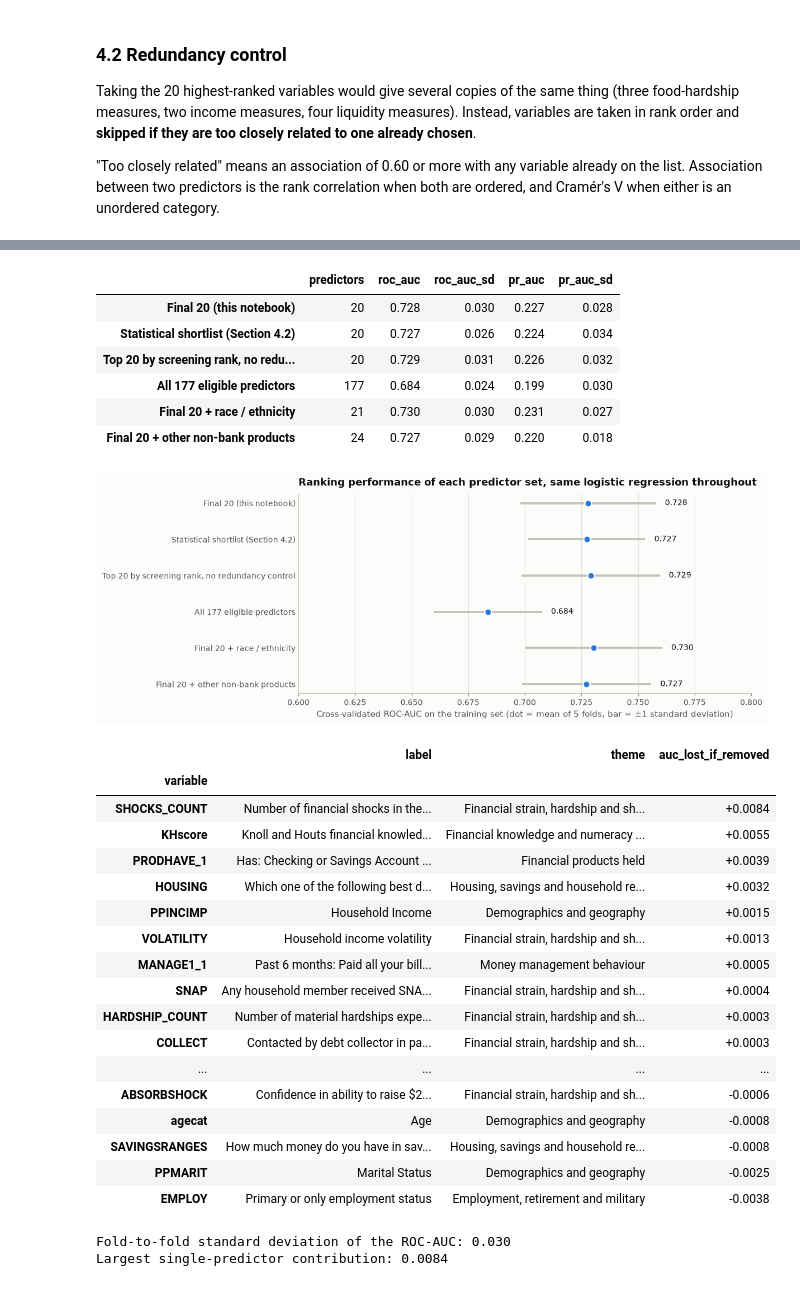
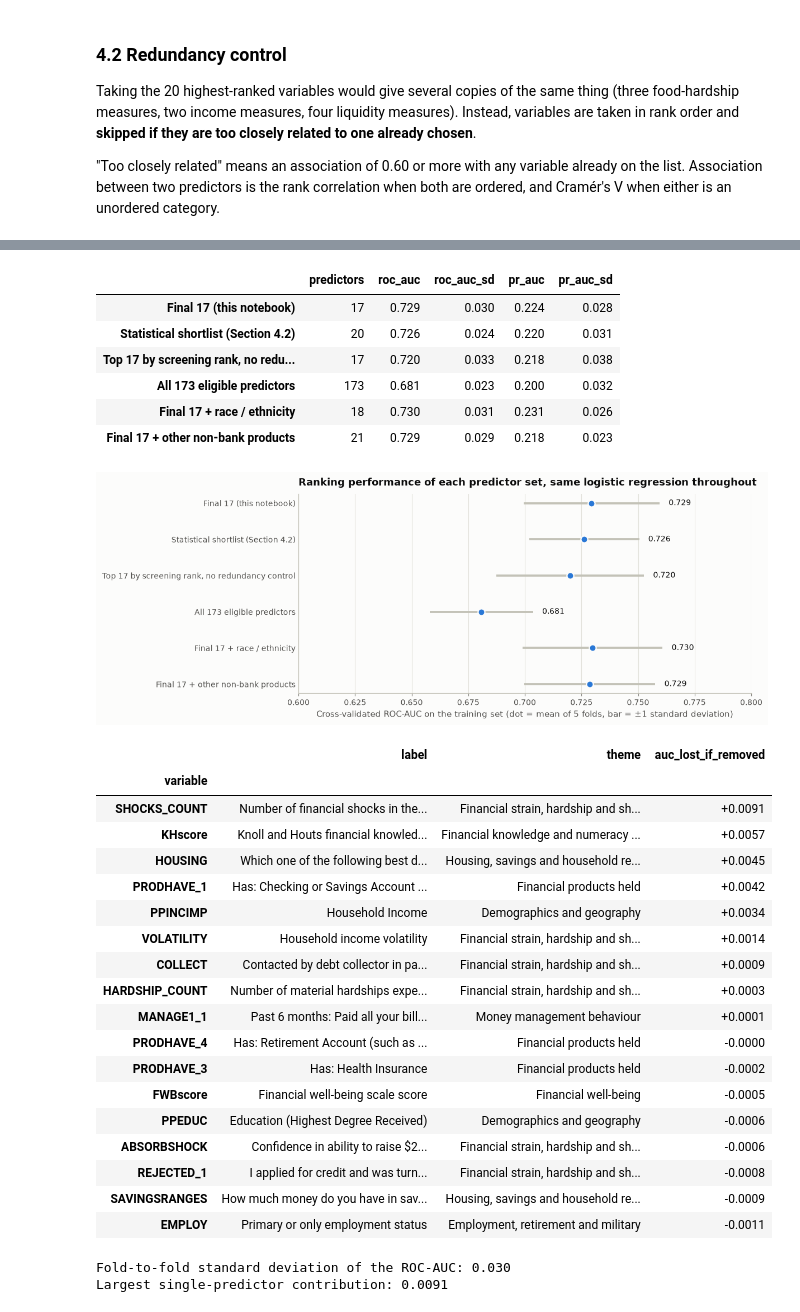
Before and after one commit to arnavgannamani/prepaid-card-project, a Jupyter notebook: 02_features_and_prep.ipynb, the cells around one changed output, grey strips where cells are left out. Drawn from its saved outputs; the diff is of its cells as text; code cells hidden in the pictures.

```diff
--- a/02_features_and_prep.ipynb
+++ b/02_features_and_prep.ipynb
@@ -109,7 +111,12 @@ INCLUDE_RACE_ETHNICITY = False       # decision 2 above
 PROFILE_COLUMNS = ["PPETHM", "sample", "PRODUSE_1", "PRODUSE_2", "PRODUSE_4", "PRODUSE_5"]   # carried along, never used as predictors
 
 candidates = roles.index[roles["role"] == "Candidate predictor"].tolist()
-eligible = [c for c in candidates if INCLUDE_RACE_ETHNICITY or c != "PPETHM"]
+# Prohibited bases under the Equal Credit Opportunity Act (ECOA): sex, marital status, age and receipt of public assistance (SNAP).
+# Not eligible as predictors for a targeting model. Age, marital status and SNAP are kept in train/test as describe-only columns.
+ECOA_EXCLUDED = ["PPGENDER", "PPMARIT", "agecat", "SNAP"]
+DESCRIBE_ONLY = ["agecat", "PPMARIT", "SNAP"]
+
+eligible = [c for c in candidates if (INCLUDE_RACE_ETHNICITY or c != "PPETHM") and c not in ECOA_EXCLUDED]
 NOMINAL = set(roles.index[roles["measurement_type"].str.startswith("Nominal")])
 
 print(f"Candidate predictors from Part 1: {len(candidates)}")
@@ -303,11 +310,9 @@ The final list keeps the statistical core and swaps the weakest or most duplicat
 FINAL = {
     # Demographics a marketer can reach and a regulator can describe
     "PPINCIMP":       "Strongest demographic gradient (Part 1, 4.1). Chosen over poverty status (fpl): same signal, finer scale.",
-    "agecat":         "Added for coverage. Weaker alone, but age changes the picture at low incomes (Part 1, 4.8) and is basic to targeting.",
     "PPEDUC":         "Added for coverage. Respondent's own education; chosen over household education (HHEDUC) as it describes the person.",
     "HOUSING":        "On the shortlist. Renters and non-owners use prepaid cards far more than homeowners.",
     "EMPLOY":         "Added for coverage. Highest use among the disabled, unemployed and part-time workers.",
-    "PPMARIT":        "Added for coverage. Married respondents use prepaid cards about half as often as others.",
     # Banking relationship
     "PRODHAVE_1":     "On the shortlist. Bank-account status is the most independent strong signal (Part 1, 4.7).",
     "PRODHAVE_4":     "On the shortlist. Retirement account: marks attachment to mainstream long-term finance.",
@@ -318,7 +323,6 @@ FINAL = {
     "VOLATILITY":     "Added. Month-to-month income volatility: irregular income is a stated use case for prepaid cards.",
     # Strain and shocks
     "HARDSHIP_COUNT": "On the shortlist. One count in place of six separate hardship items.",
-    "SNAP":           "On the shortlist. Receipt of public benefits, which are often paid onto prepaid cards.",
     "COLLECT":        "On the shortlist. Contact from a debt collector: marker of credit distress.",
     "REJECTED_1":     "On the shortlist. Turned down for credit: blocked access to mainstream credit.",
     "SHOCKS_COUNT":   "On the shortlist. Number of financial shocks in the past year.",
@@ -328,7 +332,7 @@ FINAL = {
     "MANAGE1_1":      "On the shortlist. Pays bills on time: the strongest money-management behaviour.",
 }
 selected = list(FINAL)
-assert len(selected) == 20 and set(selected) <= set(eligible)
+assert len(selected) == 17 and set(selected) <= set(eligible)   # the brief allows up to 20
 
 dropped_from_shortlist = [c for c in shortlist if c not in selected]
 added_to_shortlist = [c for c in selected if c not in shortlist]
@@ -492,24 +497,24 @@ def cv_score(cols):
 
 restricted = ["PRODUSE_1", "PRODUSE_2", "PRODUSE_4", "PRODUSE_5"]
 predictor_sets = {
-    "Final 20 (this notebook)": selected,
+    "Final 17 (this notebook)": selected,
     "Statistical shortlist (Section 4.2)": shortlist,
-    "Top 20 by screening rank, no redundancy control": screen.index[:20].tolist(),
+    "Top 17 by screening rank, no redundancy control": screen.index[:17].tolist(),
     f"All {len(eligible)} eligible predictors": eligible,
-    "Final 20 + race / ethnicity": selected + ["PPETHM"],
-    "Final 20 + other non-bank products": selected + restricted,
+    "Final 17 + race / ethnicity": selected + ["PPETHM"],
+    "Final 17 + other non-bank products": selected + restricted,
 }
 comparison = pd.DataFrame({name: cv_score(cols) for name, cols in predictor_sets.items()}).T
 comparison["predictors"] = comparison["predictors"].astype(int)
 display(fmt(comparison, {"roc_auc": "{:.3f}", "roc_auc_sd": "{:.3f}", "pr_auc": "{:.3f}", "pr_auc_sd": "{:.3f}"}))
 # %% [output]
 |  | predictors | roc_auc | roc_auc_sd | pr_auc | pr_auc_sd |
-| Final 20 (this notebook) | 20 | 0.728 | 0.030 | 0.227 | 0.028 |
-| Statistical shortlist (Section 4.2) | 20 | 0.727 | 0.026 | 0.224 | 0.034 |
-| Top 20 by screening rank, no redu... | 20 | 0.729 | 0.031 | 0.226 | 0.032 |
-| All 177 eligible predictors | 177 | 0.684 | 0.024 | 0.199 | 0.030 |
-| Final 20 + race / ethnicity | 21 | 0.730 | 0.030 | 0.231 | 0.027 |
-| Final 20 + other non-bank products | 24 | 0.727 | 0.029 | 0.220 | 0.018 |
+| Final 17 (this notebook) | 17 | 0.729 | 0.030 | 0.224 | 0.028 |
+| Statistical shortlist (Section 4.2) | 20 | 0.726 | 0.024 | 0.220 | 0.031 |
+| Top 17 by screening rank, no redu... | 17 | 0.720 | 0.033 | 0.218 | 0.038 |
+| All 173 eligible predictors | 173 | 0.681 | 0.023 | 0.200 | 0.032 |
+| Final 17 + race / ethnicity | 18 | 0.730 | 0.031 | 0.231 | 0.026 |
+| Final 17 + other non-bank products | 21 | 0.729 | 0.029 | 0.218 | 0.023 |
 # %%
 plot = comparison.iloc[::-1]
 fig, ax = plt.subplots(figsize=(9.5, 4.2))
@@ -527,36 +532,37 @@ ax.tick_params(axis="y", length=0)
 fig.savefig(FIG_DIR / "14_predictor_set_validation.png")
 plt.show()
 # %% [output]
-[figure, old version]
+[figure, new version]
 # %%
 # What does each predictor contribute on top of the other 19?
-base_auc = comparison.loc["Final 20 (this notebook)", "roc_auc"]
+base_auc = comparison.loc["Final 17 (this notebook)", "roc_auc"]
 drop_one = pd.Series({col: base_auc - cv_score([c for c in selected if c != col])["roc_auc"] for col in selected}, name="auc_lost_if_removed")
 contribution = features[["label", "theme"]].join(drop_one).sort_values("auc_lost_if_removed", ascending=False)
 display(fmt(contribution, {"auc_lost_if_removed": "{:+.4f}"}))
-print(f"Fold-to-fold standard deviation of the ROC-AUC: {comparison.loc['Final 20 (this notebook)', 'roc_auc_sd']:.3f}")
+print(f"Fold-to-fold standard deviation of the ROC-AUC: {comparison.loc['Final 17 (this notebook)', 'roc_auc_sd']:.3f}")
 print(f"Largest single-predictor contribution: {drop_one.max():.4f}")
 # %% [output]
 |  | label | theme | auc_lost_if_removed |
 | variable |  |  |  |
-| SHOCKS_COUNT | Number of financial shocks in the... | Financial strain, hardship and sh... | +0.0084 |
-| KHscore | Knoll and Houts financial knowled... | Financial knowledge and numeracy ... | +0.0055 |
-| PRODHAVE_1 | Has: Checking or Savings Account ... | Financial products held | +0.0039 |
-| HOUSING | Which one of the following best d... | Housing, savings and household re... | +0.0032 |
-| PPINCIMP | Household Income | Demographics and geography | +0.0015 |
-| VOLATILITY | Household income volatility | Financial strain, hardship and sh... | +0.0013 |
-| MANAGE1_1 | Past 6 months: Paid all your bill... | Money management behaviour | +0.0005 |
-| SNAP | Any household member received SNA... | Financial strain, hardship and sh... | +0.0004 |
+| SHOCKS_COUNT | Number of financial shocks in the... | Financial strain, hardship and sh... | +0.0091 |
+| KHscore | Knoll and Houts financial knowled... | Financial knowledge and numeracy ... | +0.0057 |
+| HOUSING | Which one of the following best d... | Housing, savings and household re... | +0.0045 |
+| PRODHAVE_1 | Has: Checking or Savings Account ... | Financial products held | +0.0042 |
+| PPINCIMP | Household Income | Demographics and geography | +0.0034 |
+| VOLATILITY | Household income volatility | Financial strain, hardship and sh... | +0.0014 |
+| COLLECT | Contacted by debt collector in pa... | Financial strain, hardship and sh... | +0.0009 |
 | HARDSHIP_COUNT | Number of material hardships expe... | Financial strain, hardship and sh... | +0.0003 |
-| COLLECT | Contacted by debt collector in pa... | Financial strain, hardship and sh... | +0.0003 |
-| ... | ... | ... | ... |
+| MANAGE1_1 | Past 6 months: Paid all your bill... | Money management behaviour | +0.0001 |
+| PRODHAVE_4 | Has: Retirement Account (such as ... | Financial products held | -0.0000 |
+| PRODHAVE_3 | Has: Health Insurance | Financial products held | -0.0002 |
+| FWBscore | Financial well-being scale score | Financial well-being | -0.0005 |
+| PPEDUC | Education (Highest Degree Received) | Demographics and geography | -0.0006 |
 | ABSORBSHOCK | Confidence in ability to raise $2... | Financial strain, hardship and sh... | -0.0006 |
-| agecat | Age | Demographics and geography | -0.0008 |
-| SAVINGSRANGES | How much money do you have in sav... | Housing, savings and household re... | -0.0008 |
-| PPMARIT | Marital Status | Demographics and geography | -0.0025 |
-| EMPLOY | Primary or only employment status | Employment, retirement and military | -0.0038 |
+| REJECTED_1 | I applied for credit and was turn... | Financial strain, hardship and sh... | -0.0008 |
+| SAVINGSRANGES | How much money do you have in sav... | Housing, savings and household re... | -0.0009 |
+| EMPLOY | Primary or only employment status | Employment, retirement and military | -0.0011 |
 Fold-to-fold standard deviation of the ROC-AUC: 0.030
-Largest single-predictor contribution: 0.0084
+Largest single-predictor contribution: 0.0091
 # %% [markdown]
 **Takeaways**
 
```
Also changed, not shown: parts of 21 cells of this notebook, 21 other files.
